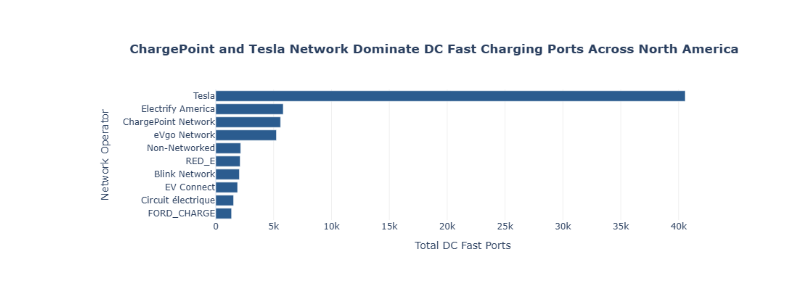
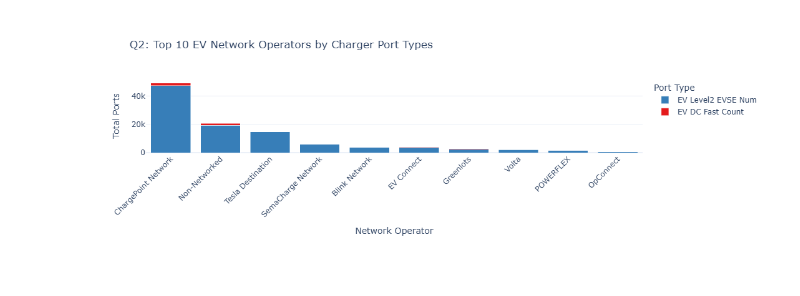
Before and after one commit to sampath0797/dataviz-exercises-sampath, a Jupyter notebook: final-project/notebooks/analysis.ipynb, the cells around one changed output. Cells and saved outputs as stored; diff of their text form; code cells hidden in the pictures; blank space fills up the shorter version.

```diff
--- a/final-project/notebooks/analysis.ipynb
+++ b/final-project/notebooks/analysis.ipynb
@@ -44,18 +64,19 @@ fig1.show()
 # %%
-## Question 2: Which network operators dominate DC Fast Charging ports?
-#**Analytical Focus:** Categorical network operator breakdown crossed with DC Fast Port capacity.
-df_q2 = df.groupby('EV Network Clean')['EV DC Fast Count'].sum().reset_index().sort_values(by='EV DC Fast Count', ascending=False).head(10)
+# Question 2: Which top network operators dominate Level 2 vs. DC Fast Chargers?
+net_ports = df.groupby('EV Network Clean')[['EV Level2 EVSE Num', 'EV DC Fast Count']].sum().reset_index()
+top10_nets = net_ports.sort_values(by='EV Level2 EVSE Num', ascending=False).head(10)
 
 fig2 = px.bar(
-    df_q2, x='EV DC Fast Count', y='EV Network Clean', orientation='h',
-    title="<b>ChargePoint and Tesla Network Dominate DC Fast Charging Ports Across North America</b>",
-    labels={'EV DC Fast Count': 'Total DC Fast Ports', 'EV Network Clean': 'Network Operator'},
-    color_discrete_sequence=['#2b5c8f'],
+    top10_nets,
+    x='EV Network Clean',
+    y=['EV Level2 EVSE Num', 'EV DC Fast Count'],
+    title="Q2: Top 10 EV Network Operators by Charger Port Types",
+    labels={'value': 'Total Ports', 'EV Network Clean': 'Network Operator', 'variable': 'Port Type'},
+    color_discrete_map={'EV Level2 EVSE Num': '#377eb8', 'EV DC Fast Count': '#e41a1c'},
     template='plotly_white'
 )
-fig2.update_layout(yaxis={'categoryorder':'total ascending'})
-fig2.update_xaxes(showgrid=True, gridcolor='#f0f0f0')
+fig2.update_layout(barmode='stack', xaxis_tickangle=-45)
 fig2.show()
 # %% [output]
-[figure, old version]
+[figure, new version]
 # %%
```
Also changed, not shown: parts of 10 cells of this notebook, 3 other files.
